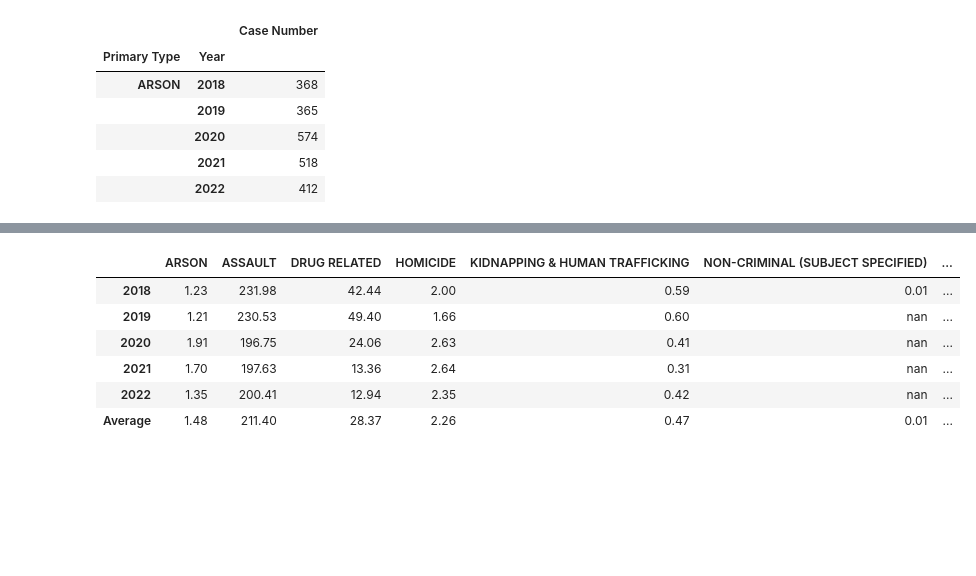
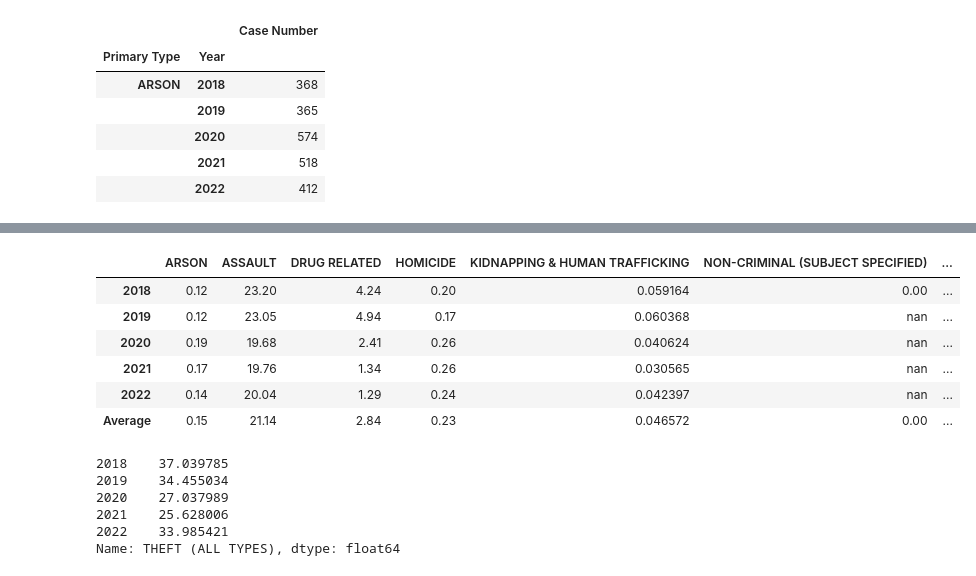
Before and after one commit to jmpealy/project1, a Jupyter notebook: heinous_crimes.ipynb, the cells around one changed output, grey strips where cells are left out. Saved outputs shown, nothing was run; the diff lists cells and outputs as text; code cells hidden in the pictures; blank space fills up the shorter version.

```diff
--- a/heinous_crimes.ipynb
+++ b/heinous_crimes.ipynb
@@ -381,50 +496,72 @@ per_capita_df
 # %%
 #find 'per capita' counts by primary type by year (per 100k people)
-arson_100k = clean_types_df["ARSON"]/(clean_types_df["POPULATION"]/10000)
-assault_100k = clean_types_df["ASSAULT"]/(clean_types_df["POPULATION"]/10000)
-drug_100k = clean_types_df["DRUG RELATED"]/(clean_types_df["POPULATION"]/10000)
-homicide_100k = clean_types_df["HOMICIDE"]/(clean_types_df["POPULATION"]/10000)
-kidnap_100k = clean_types_df["KIDNAPPING & HUMAN TRAFFICKING"]/(clean_types_df["POPULATION"]/10000)
-non_crim_100k = clean_types_df["NON-CRIMINAL (SUBJECT SPECIFIED)"]/(clean_types_df["POPULATION"]/10000)
-children_100k = clean_types_df["OFFENSE INVOLVING CHILDREN"]/(clean_types_df["POPULATION"]/10000)
-other_minor_100k = clean_types_df["OTHER MINOR CRIMES"]/(clean_types_df["POPULATION"]/10000)
-sex_crime_100k = clean_types_df["SEXUAL RELATED CRIME"]/(clean_types_df["POPULATION"]/10000)
-theft_100k = clean_types_df["THEFT (ALL TYPES)"]/(clean_types_df["POPULATION"]/10000)
-weapon_100k = clean_types_df["WEAPONS RELATED CRIME"]/(clean_types_df["POPULATION"]/10000)
-totals_100k = clean_types_df["ALL CRIMES"]/(clean_types_df["POPULATION"]/10000)
+arson_1k = clean_types_df["ARSON"]/(clean_types_df["POPULATION"]/1000)
+assault_1k = clean_types_df["ASSAULT"]/(clean_types_df["POPULATION"]/1000)
+drug_1k = clean_types_df["DRUG RELATED"]/(clean_types_df["POPULATION"]/1000)
+homicide_1k = clean_types_df["HOMICIDE"]/(clean_types_df["POPULATION"]/1000)
+kidnap_1k = clean_types_df["KIDNAPPING & HUMAN TRAFFICKING"]/(clean_types_df["POPULATION"]/1000)
+non_crim_1k = clean_types_df["NON-CRIMINAL (SUBJECT SPECIFIED)"]/(clean_types_df["POPULATION"]/1000)
+children_1k = clean_types_df["OFFENSE INVOLVING CHILDREN"]/(clean_types_df["POPULATION"]/1000)
+other_minor_1k = clean_types_df["OTHER MINOR CRIMES"]/(clean_types_df["POPULATION"]/1000)
+sex_crime_1k = clean_types_df["SEXUAL RELATED CRIME"]/(clean_types_df["POPULATION"]/1000)
+theft_1k = clean_types_df["THEFT (ALL TYPES)"]/(clean_types_df["POPULATION"]/1000)
+weapon_1k = clean_types_df["WEAPONS RELATED CRIME"]/(clean_types_df["POPULATION"]/1000)
+totals_1k = clean_types_df["ALL CRIMES"]/(clean_types_df["POPULATION"]/1000)
 # %%
 #put the 'per 100k people' figures into a per capita DF
-per_capita = {"ARSON":arson_100k,"ASSAULT":assault_100k,
-               "DRUG RELATED":drug_100k,"HOMICIDE":homicide_100k,
-               "KIDNAPPING & HUMAN TRAFFICKING":kidnap_100k,
-               "NON-CRIMINAL (SUBJECT SPECIFIED)":non_crim_100k,
-               "OFFENSE INVOLVING CHILDREN":children_100k,
-               "OTHER MINOR CRIMES":other_minor_100k,
-               "SEXUAL RELATED CRIME":sex_crime_100k,
-               "THEFT (ALL TYPES)":theft_100k,
-               "WEAPONS RELATED CRIME":weapon_100k,
-               "ALL CRIMES":totals_100k}
+per_capita = {"ARSON":arson_1k,"ASSAULT":assault_1k,
+               "DRUG RELATED":drug_1k,"HOMICIDE":homicide_1k,
+               "KIDNAPPING & HUMAN TRAFFICKING":kidnap_1k,
+               "NON-CRIMINAL (SUBJECT SPECIFIED)":non_crim_1k,
+               "OFFENSE INVOLVING CHILDREN":children_1k,
+               "OTHER MINOR CRIMES":other_minor_1k,
+               "SEXUAL RELATED CRIME":sex_crime_1k,
+               "THEFT (ALL TYPES)":theft_1k,
+               "WEAPONS RELATED CRIME":weapon_1k,
+               "ALL CRIMES":totals_1k}
 per_capita_df = pd.DataFrame(per_capita)
 
 #format some values
 per_capita_df["ARSON"] = per_capita_df["ARSON"].map("{:,.2f}".format)
 per_capita_df["ASSAULT"] = per_capita_df["ASSAULT"].map("{:,.2f}".format)
 per_capita_df["DRUG RELATED"] = per_capita_df["DRUG RELATED"].map("{:,.2f}".format)
 per_capita_df["HOMICIDE"] = per_capita_df["HOMICIDE"].map("{:,.2f}".format)
 per_capita_df["NON-CRIMINAL (SUBJECT SPECIFIED)"] = per_capita_df["NON-CRIMINAL (SUBJECT SPECIFIED)"].map("{:,.2f}".format)
 per_capita_df["OFFENSE INVOLVING CHILDREN"] = per_capita_df["OFFENSE INVOLVING CHILDREN"].map("{:,.2f}".format)
 per_capita_df["OTHER MINOR CRIMES"] = per_capita_df["OTHER MINOR CRIMES"].map("{:,.2f}".format)
 per_capita_df["SEXUAL RELATED CRIME"] = per_capita_df["SEXUAL RELATED CRIME"].map("{:,.2f}".format)
 per_capita_df["THEFT (ALL TYPES)"] = per_capita_df["THEFT (ALL TYPES)"].map("{:,.2f}".format)
 per_capita_df["WEAPONS RELATED CRIME"] = per_capita_df["WEAPONS RELATED CRIME"].map("{:,.2f}".format)
 per_capita_df["ALL CRIMES"] = per_capita_df["ALL CRIMES"].map("{:,.2f}".format)
 
 per_capita_df
 # %% [output]
 |  | ARSON | ASSAULT | DRUG RELATED | HOMICIDE | KIDNAPPING & HUMAN TRAFFICKING | NON-CRIMINAL (SUBJECT SPECIFIED) | ... |
-| 2018 | 1.23 | 231.98 | 42.44 | 2.00 | 0.59 | 0.01 | ... |
-| 2019 | 1.21 | 230.53 | 49.40 | 1.66 | 0.60 | nan | ... |
-| 2020 | 1.91 | 196.75 | 24.06 | 2.63 | 0.41 | nan | ... |
-| 2021 | 1.70 | 197.63 | 13.36 | 2.64 | 0.31 | nan | ... |
-| 2022 | 1.35 | 200.41 | 12.94 | 2.35 | 0.42 | nan | ... |
-| Average | 1.48 | 211.40 | 28.37 | 2.26 | 0.47 | 0.01 | ... |
+| 2018 | 0.12 | 23.20 | 4.24 | 0.20 | 0.059164 | 0.00 | ... |
+| 2019 | 0.12 | 23.05 | 4.94 | 0.17 | 0.060368 | nan | ... |
+| 2020 | 0.19 | 19.68 | 2.41 | 0.26 | 0.040624 | nan | ... |
+| 2021 | 0.17 | 19.76 | 1.34 | 0.26 | 0.030565 | nan | ... |
+| 2022 | 0.14 | 20.04 | 1.29 | 0.24 | 0.042397 | nan | ... |
+| Average | 0.15 | 21.14 | 2.84 | 0.23 | 0.046572 | 0.00 | ... |
+# %%
+#convert the per-year figures by category into occurences per 1k people (excluding the average)
+#first convert the population list to an array so you can perform operations on it
+population = np.array(population)
+arson_per_1k_years = years_types_df["ARSON"]/(population/1000)
+assault_per_1k_years = years_types_df["ASSAULT"]/(population/1000)
+drug_per_1k_years = years_types_df["DRUG RELATED"]/(population/1000)
+homicide_per_1k_years = years_types_df["HOMICIDE"]/(population/1000)
+kidnap_per_1k_years = years_types_df["KIDNAPPING & HUMAN TRAFFICKING"]/(population/1000)
+non_crim_per_1k_years = years_types_df["NON-CRIMINAL (SUBJECT SPECIFIED)"]/(population/1000)
+children_per_1k_years = years_types_df["OFFENSE INVOLVING CHILDREN"]/(population/1000)
+other_minor_per_1k_years = years_types_df["OTHER MINOR CRIMES"]/(population/1000)
+sex_crime_per_1k_years = years_types_df["SEXUAL RELATED CRIME"]/(population/1000)
+theft_per_1k_years = years_types_df["THEFT (ALL TYPES)"]/(population/1000)
+weapon_per_1k_years = years_types_df["WEAPONS RELATED CRIME"]/(population/1000)
+# %% [output]
+2018    37.039785
+2019    34.455034
+2020    27.037989
+2021    25.628006
+2022    33.985421
+Name: THEFT (ALL TYPES), dtype: float64
```
Also changed, not shown: parts of 20 cells of this notebook, 8 other files.
